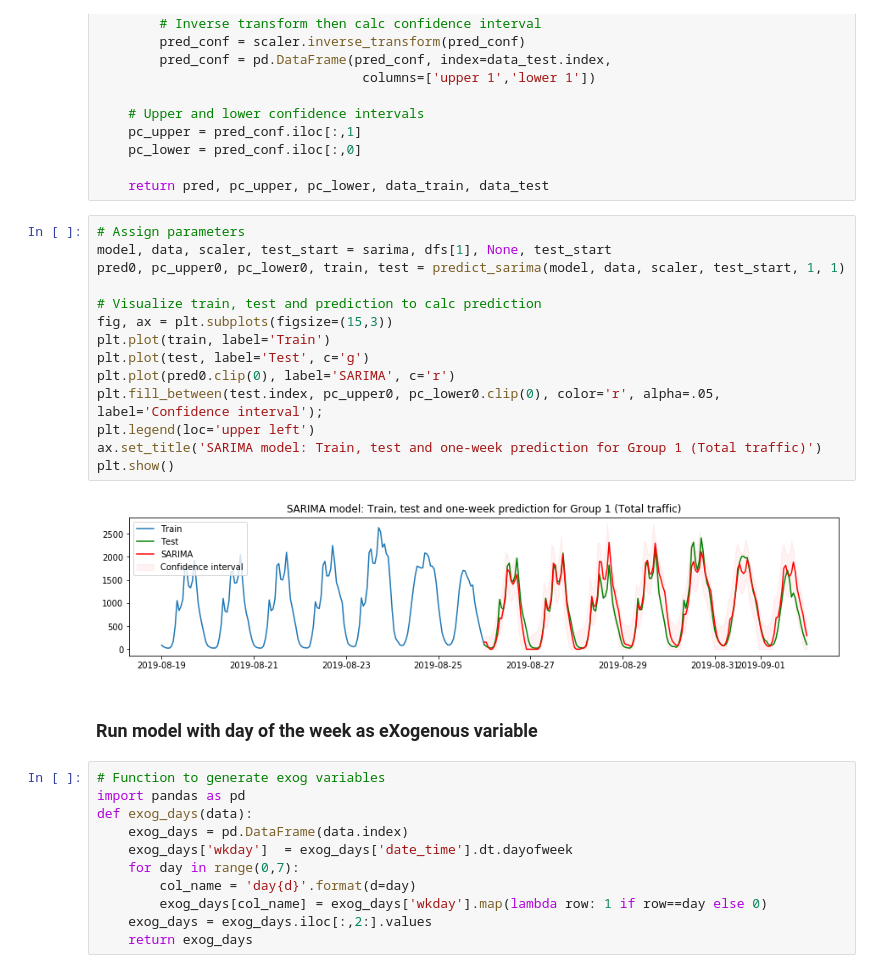
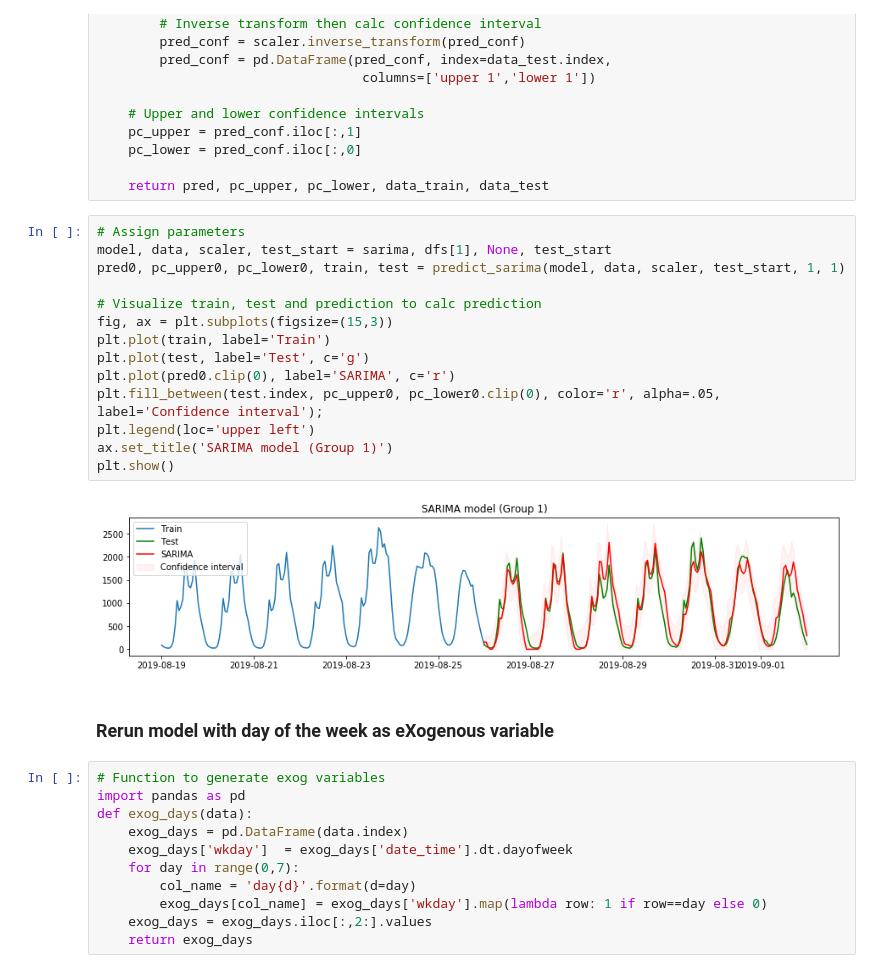
Before and after one commit to khairulomar/Melbourne_pedestrian, a Jupyter notebook: Melbourne_pedestrian.ipynb, the cells around one changed output. Drawn from its saved outputs; the diff is of its cells as text.

```diff
--- a/Melbourne_pedestrian.ipynb
+++ b/Melbourne_pedestrian.ipynb
@@ -1029,21 +1004,21 @@ def predict_sarima(model, data, scaler, test_start, train_plot_weeks, test_plot_
 # %%
 # Assign parameters
 model, data, scaler, test_start = sarima, dfs[1], None, test_start
 pred0, pc_upper0, pc_lower0, train, test = predict_sarima(model, data, scaler, test_start, 1, 1)
 
 # Visualize train, test and prediction to calc prediction
 fig, ax = plt.subplots(figsize=(15,3))
 plt.plot(train, label='Train')
 plt.plot(test, label='Test', c='g')
 plt.plot(pred0.clip(0), label='SARIMA', c='r')
 plt.fill_between(test.index, pc_upper0, pc_lower0.clip(0), color='r', alpha=.05, label='Confidence interval');
 plt.legend(loc='upper left')
-ax.set_title('SARIMA model: Train, test and one-week prediction for Group 1 (Total traffic)')
+ax.set_title('SARIMA model (Group 1)')
 plt.show()
 # %% [output]
-[figure, old version]
+[figure, new version]
 # %% [markdown]
-### Run model with day of the week as eXogenous variable
+### Rerun model with day of the week as eXogenous variable
 # %%
 # Function to generate exog variables
 import pandas as pd
```
Also changed, not shown: parts of 27 cells of this notebook.
